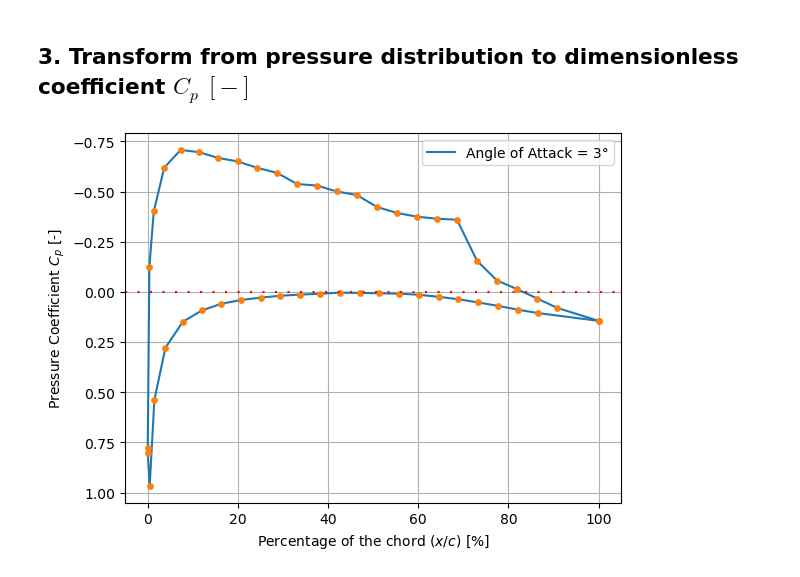
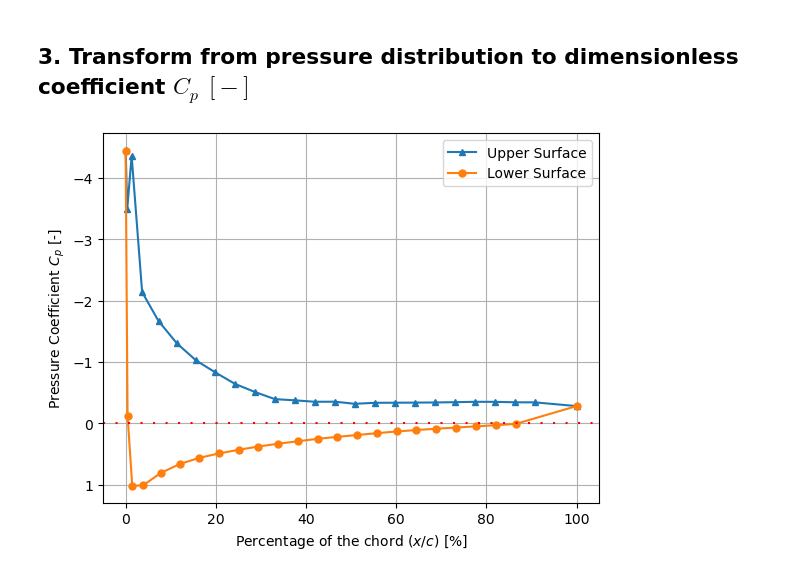
Before and after one commit to federicoangioni/LSWTT, a Jupyter notebook: processing.ipynb, the cells around one changed output. Cells and saved outputs as stored; diff of their text form; code cells hidden in the pictures.

```diff
--- a/processing.ipynb
+++ b/processing.ipynb
@@ -7,7 +7,7 @@ import numpy as np
 # %% [markdown]
 Importing the data recorded from the pressure ports
 # %%
-pressures = pd.read_csv('raw_testG41.csv')
+pressures = pd.read_csv('data/raw_testG41.csv')
 pressures.columns
 pressures.dtypes
 # %% [output]
@@ -26,7 +26,7 @@ Length: 121, dtype: object
 # %% [markdown]
 Importing the coordinates of each static port on the airfoil
 # %%
-airfoil_ports = pd.read_csv('airfoil_coordinates.csv')
+airfoil_ports = pd.read_csv('data/airfoil_coordinates.csv')
 airfoil_ports.columns
 # %% [output]
 Index(['Port Name', 'x', 'y'], dtype='object')
@@ -57,5 +55,6 @@ pressures['q_inf'] = 0.211804 + 1.928442*pressures['Delta_Pb'] + 1.879374 *10**(
 # %%
-pressures['p_s'] = pressures['P097'] - pressures['q_inf']
+pressures['p_s_inf'] = pressures['P097'] - pressures['q_inf']
+pressures.to_csv('data/pressures.csv')
 # %%
 cp_distributions = pressures.copy()
 
@@ -68,32 +69,27 @@ cp_distributions.to_csv('processed_cp.csv')
 # %%
-# select your angle of attack!
+aoa = [14]
+colors = ['tab:blue', 'tab:orange', 'tab:green', 'tab:purple']  # Adjust for multiple AoAs
 
-aoa =3
+for idx, angle in enumerate(aoa):
+    if angle not in pressures['Alpha'].values:
+        raise Exception(f"Angle of attack {angle}° was not measured during the test or the number is inserted incorrectly.")
 
-if aoa in pressures['Alpha'].values:
-    temp = cp_distributions[cp_distributions['Alpha'] == aoa].copy(deep=True).reset_index()
-else:
-    raise Exception('This angle of attack was not measured during the test or the number is inserted incorrectly')
+    temp = cp_distributions[cp_distributions['Alpha'] == angle].copy(deep=True).reset_index()
 
-colors = ['tab:blue', 'tab:orange']
+    for i in range(len(temp)):
+        upper = temp.loc[i, 'P001':'P025'].to_numpy().flatten()
+        lower = temp.loc[i, 'P026':'P049'].to_numpy().flatten()
 
-for i in range(len(temp)):
-    upper = temp.loc[i, 'P001':'P025'].to_numpy().flatten()
-    lower = temp.loc[i, 'P026':'P049'].to_numpy().flatten()
-
-    plt.plot(airfoil_ports['x'][0:25], upper, color= colors[i], label=f'Angle of Attack = {aoa}°')
-    plt.plot(airfoil_ports['x'][25:49], lower, color= colors[i])
-    plt.scatter(airfoil_ports['x'][0:25], upper, color= 'tab:orange', marker= 'o', s= 15,  zorder = 2)
-    plt.scatter(airfoil_ports['x'][25:49], lower, color= 'tab:orange', marker= 'o', s= 15, zorder=2)
+        plt.plot(airfoil_ports['x'][0:25], upper, color=colors[idx], marker = '^', markersize = 5, label='Upper Surface')
+        plt.plot(airfoil_ports['x'][25:49], lower, color=colors[idx+1], marker = 'o', markersize = 5, label='Lower Surface')
 
 plt.axhline(0.0, linestyle=(0, (1, 5)), color='red')
 plt.grid()
 plt.xlabel('Percentage of the chord $(x/c)$ [%]')
 plt.ylabel(r'Pressure Coefficient $C_p$ [-]')
 plt.gca().invert_yaxis()
-
 plt.legend()
-#plt.savefig('C_Pdistribution11deg.svg')
+#plt.savefig('C_Pdistribution6deg.svg')  # Uncomment to save
 plt.show()
 # %% [output]
-[figure, old version]
+[figure, new version]
```
Also changed, not shown: parts of 13 cells of this notebook, 26 other files.
